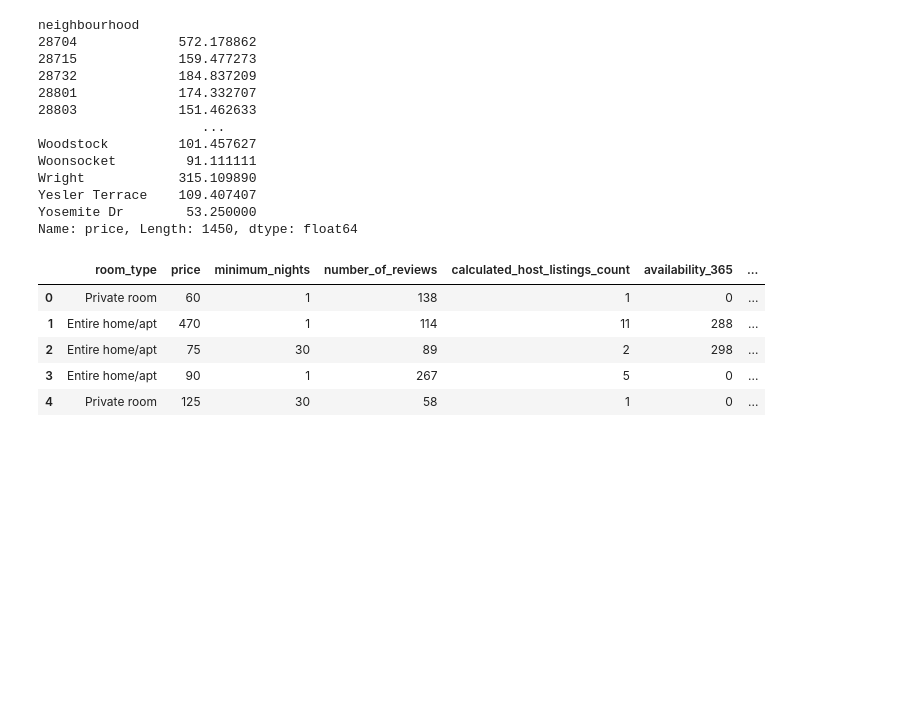
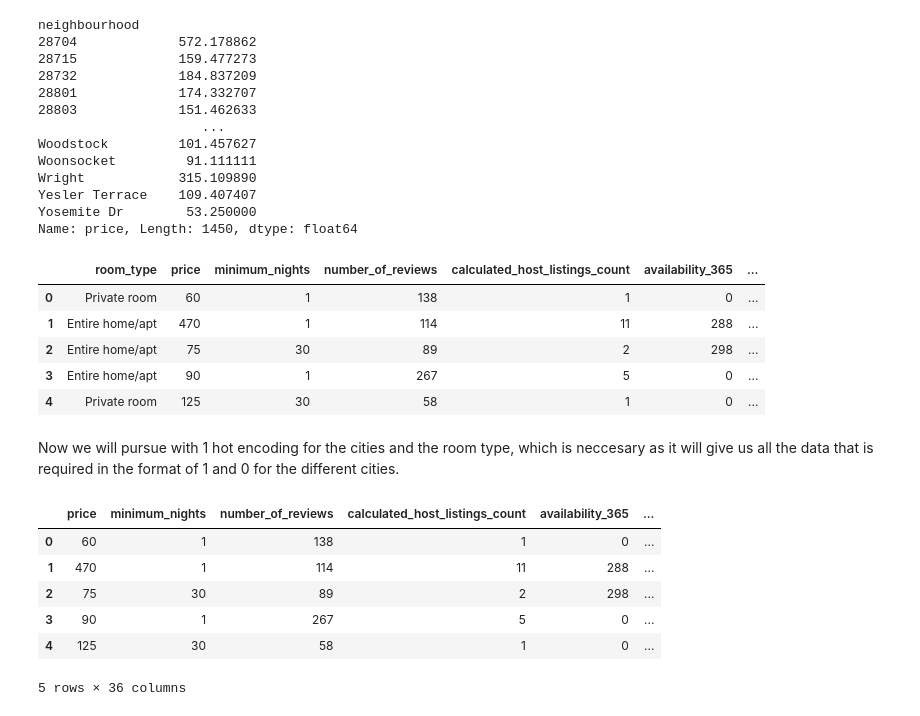
Before and after one commit to AryanSharma1017/Dynamic-Pricing-System, a Jupyter notebook: model.ipynb, the cells around one changed output. Cells and saved outputs as stored; diff of their text form; code cells hidden in the pictures; blank space fills up the shorter version.

```diff
--- a/model.ipynb
+++ b/model.ipynb
@@ -286,3 +287,17 @@ Dataset.head()
 | 2 | Entire home/apt | 75 | 30 | 89 | 2 | 298 | ... |
 | 3 | Entire home/apt | 90 | 1 | 267 | 5 | 0 | ... |
 | 4 | Private room | 125 | 30 | 58 | 1 | 0 | ... |
+# %% [markdown]
+Now we will pursue with 1 hot encoding for the cities and the room type, which is neccesary as it will give us all the data that is required in the format of 1 and 0 for the different cities.
+# %%
+Dataset = pd.get_dummies(Dataset, columns=['city', 'room_type'], drop_first=True)
+# %%
+Dataset.head()
+# %% [output]
+|  | price | minimum_nights | number_of_reviews | calculated_host_listings_count | availability_365 | ... |
+| 0 | 60 | 1 | 138 | 1 | 0 | ... |
+| 1 | 470 | 1 | 114 | 11 | 288 | ... |
+| 2 | 75 | 30 | 89 | 2 | 298 | ... |
+| 3 | 90 | 1 | 267 | 5 | 0 | ... |
+| 4 | 125 | 30 | 58 | 1 | 0 | ... |
+5 rows × 36 columns
```
Also changed, not shown: parts of 9 cells of this notebook.
